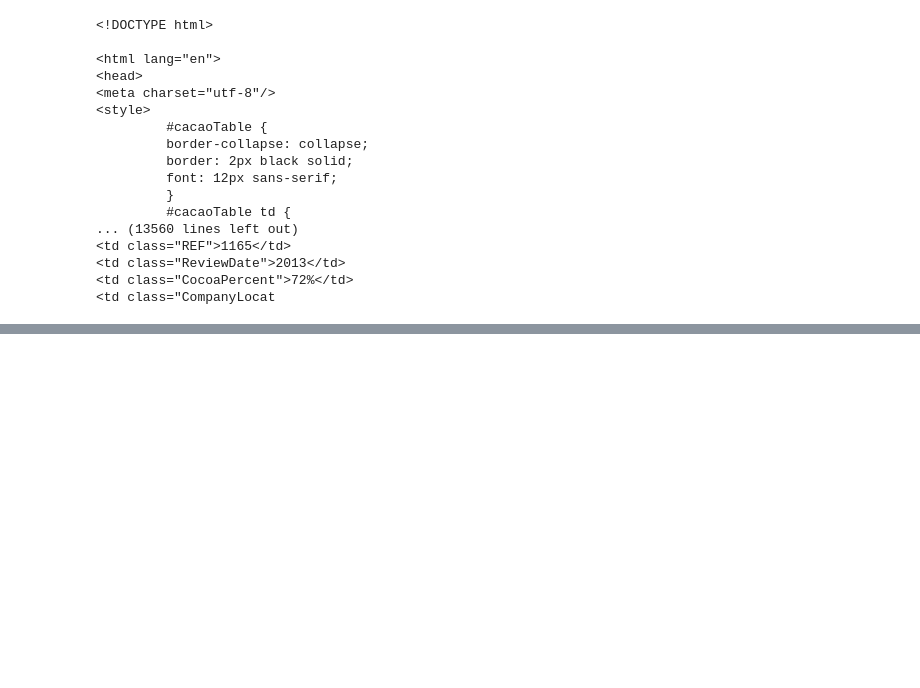
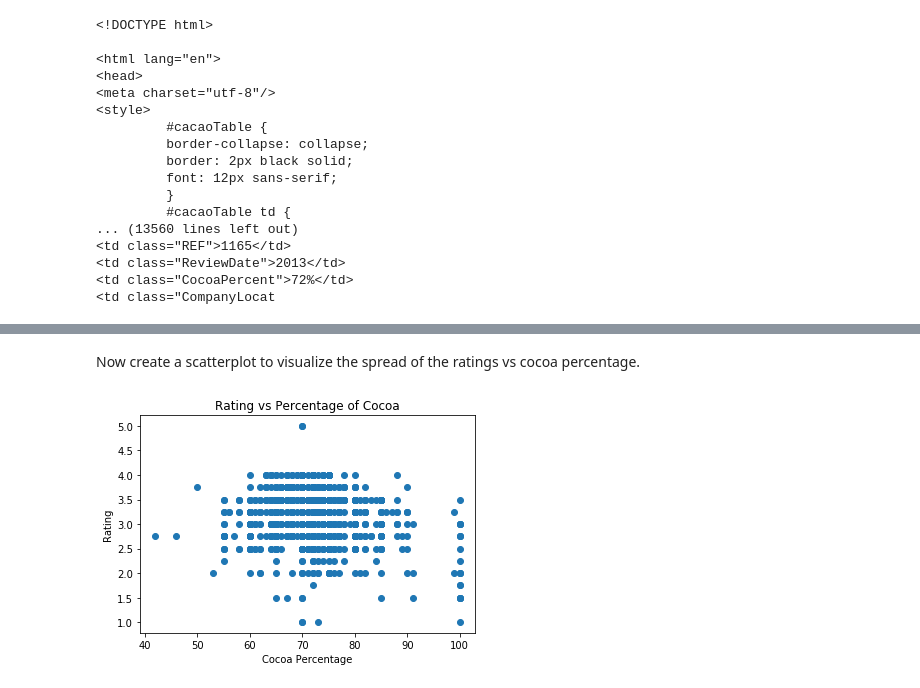
Before and after one commit to johnjkieffer/Chocolate_Scraping, a Jupyter notebook: Chocolate_Scraping.ipynb, the cells around one changed output, grey strips where cells are left out. Saved outputs shown, nothing was run; the diff lists cells and outputs as text; code cells hidden in the pictures; blank space fills up the shorter version.

```diff
--- a/Chocolate_Scraping.ipynb
+++ b/Chocolate_Scraping.ipynb
@@ -44,0 +82,13 @@ print(soup)
+# %%
+company_class = soup.select(".Company")
+companies = []
+# Skip the first element since it contains the column header
+for element in company_class[1:]:
+    name = element.get_text()
+    companies.append(name)
+
+choc_df = pd.DataFrame({
+    "Company":companies,
+    "Rating":ratings
+})
+print(choc_df)
@@ -44,0 +128,10 @@ print(soup)
+# %%
+c_percent_elements = soup.select(".CocoaPercent")
+c_percents = []
+for element in c_percent_elements[1:]:
+    percent = int(float(element.get_text().strip('%')))
+    c_percents.append(percent)
+
+# Add this cacao percentage to a new column in the dataframe
+choc_df['CocoaPercentage'] = c_percents
+print(choc_df)
@@ -44,0 +153,10 @@ print(soup)
+# %% [markdown]
+Now create a scatterplot to visualize the spread of the ratings vs cocoa percentage.
+# %%
+plt.scatter(choc_df.CocoaPercentage, choc_df.Rating)
+plt.ylabel('Rating')
+plt.xlabel('Cocoa Percentage')
+plt.title('Rating vs Percentage of Cocoa')
+plt.show()
+# %% [output]
+[figure, added]
```
Also changed, not shown: parts of 11 cells of this notebook.
